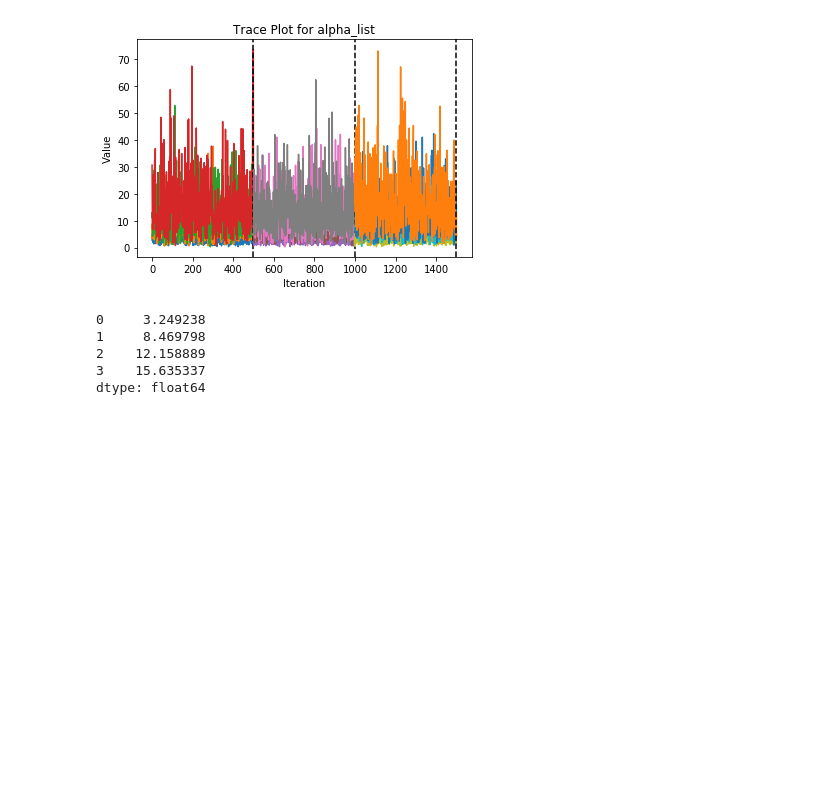
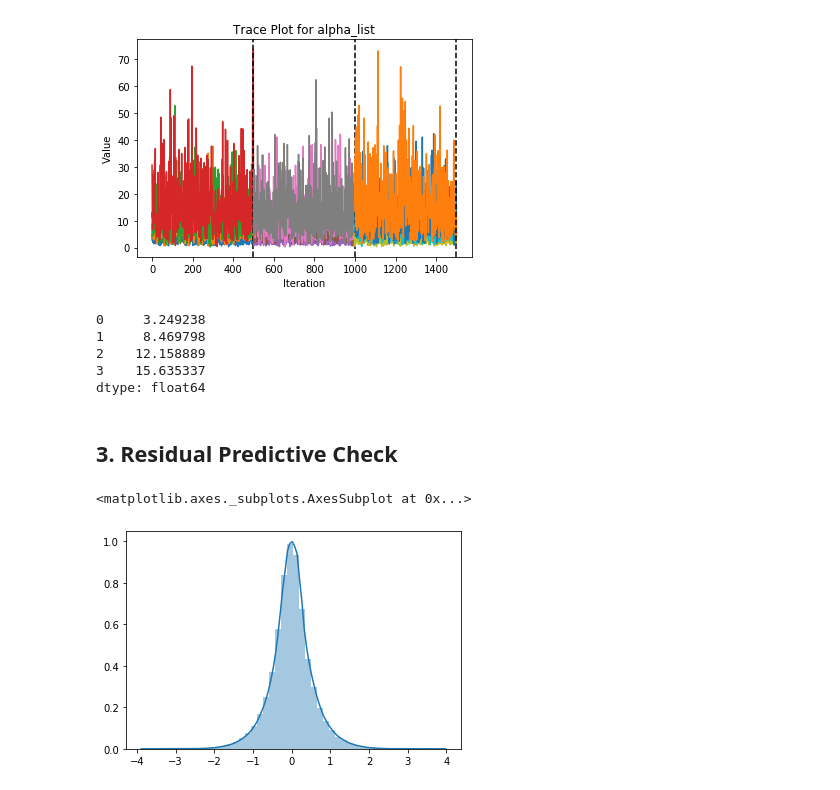
Before and after one commit to LeonCaesa/Gibbs, a Jupyter notebook: Experiment.ipynb, the cells around one changed output. Cells and saved outputs as stored; diff of their text form; code cells hidden in the pictures; blank space fills up the shorter version.

Commit message:
added residual posterior check

```diff
--- a/Experiment.ipynb
+++ b/Experiment.ipynb
@@ -115,3 +115,17 @@ alpha_table.mean()
 2    12.158889
 3    15.635337
 dtype: float64
+# %% [markdown]
+##  3. Residual Predictive Check
+# %%
+x_list=[]
+for sub_chains in range(n_chains):
+
+    for iters in range(len(W_list[sub_chains])):
+
+        x_list.append(X-np.dot(W_list[sub_chains][iters],Z_list[sub_chains][iters]))
+# %%
+sns.distplot(np.array(x_list).ravel())
+# %% [output]
+<matplotlib.axes._subplots.AxesSubplot at 0x...>
+[figure, added]
```
